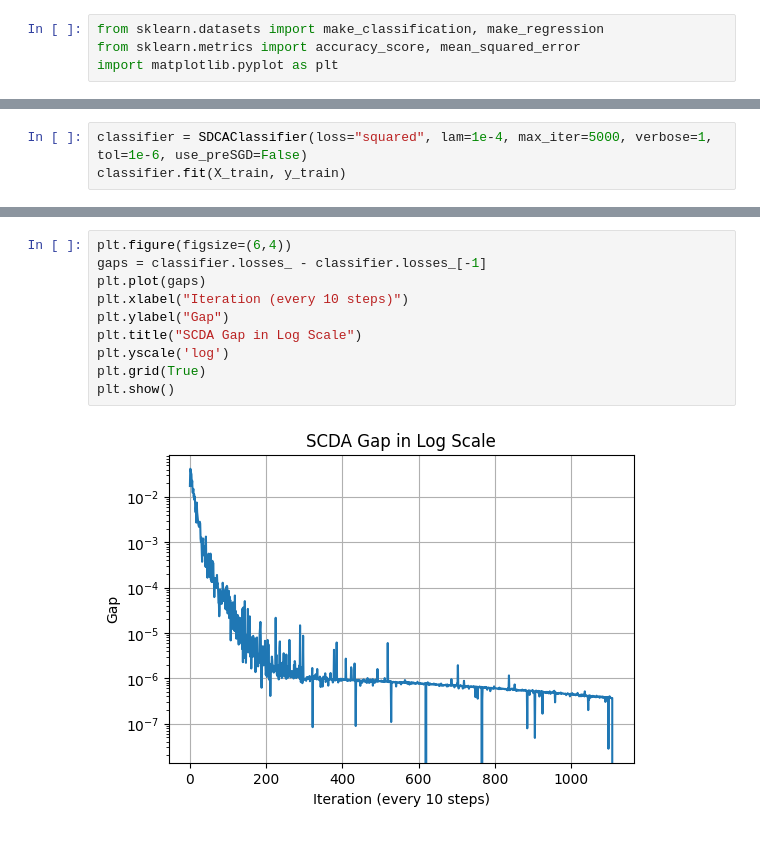
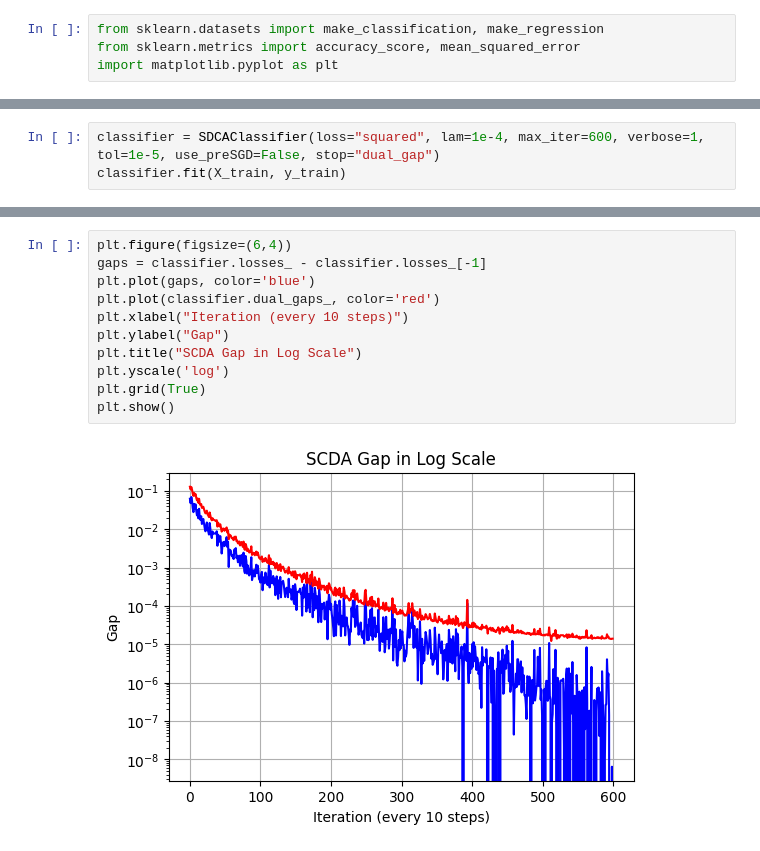
Before and after one commit to boraykasap/incremental-learning-algos, a Jupyter notebook: SCDA.ipynb, the cells around one changed output, grey strips where cells are left out. Cells and saved outputs as stored; diff of their text form.

```diff
--- a/SCDA.ipynb
+++ b/SCDA.ipynb
@@ -300,4 +321,4 @@ print("LR:", best_params[0], "Lambda:", best_params[1], "Test Loss:", best_loss)
 # %%
-classifier = SDCAClassifier(loss="squared", lam=1e-4, max_iter=5000, verbose=1, tol=1e-6, use_preSGD=False)
+classifier = SDCAClassifier(loss="squared", lam=1e-4, max_iter=600, verbose=1, tol=1e-5, use_preSGD=False, stop="dual_gap")
 classifier.fit(X_train, y_train)
 # %% [output]
@@ -322,15 +343,16 @@ Iter 1110 | Gap: 9.88e-07 | Primal Loss: 0.042702
 # %%
 plt.figure(figsize=(6,4))
 gaps = classifier.losses_ - classifier.losses_[-1]
-plt.plot(gaps)
+plt.plot(gaps, color='blue')
+plt.plot(classifier.dual_gaps_, color='red')
 plt.xlabel("Iteration (every 10 steps)")
 plt.ylabel("Gap")
 plt.title("SCDA Gap in Log Scale")
 plt.yscale('log')
 plt.grid(True)
 plt.show()
 # %% [output]
-[figure, old version]
+[figure, new version]
 # %%
 plt.figure(figsize=(6,4))
 gaps = classifier.losses_ - classifier.losses_[-1]
```
Also changed, not shown: parts of 9 cells of this notebook, 3 other files.
